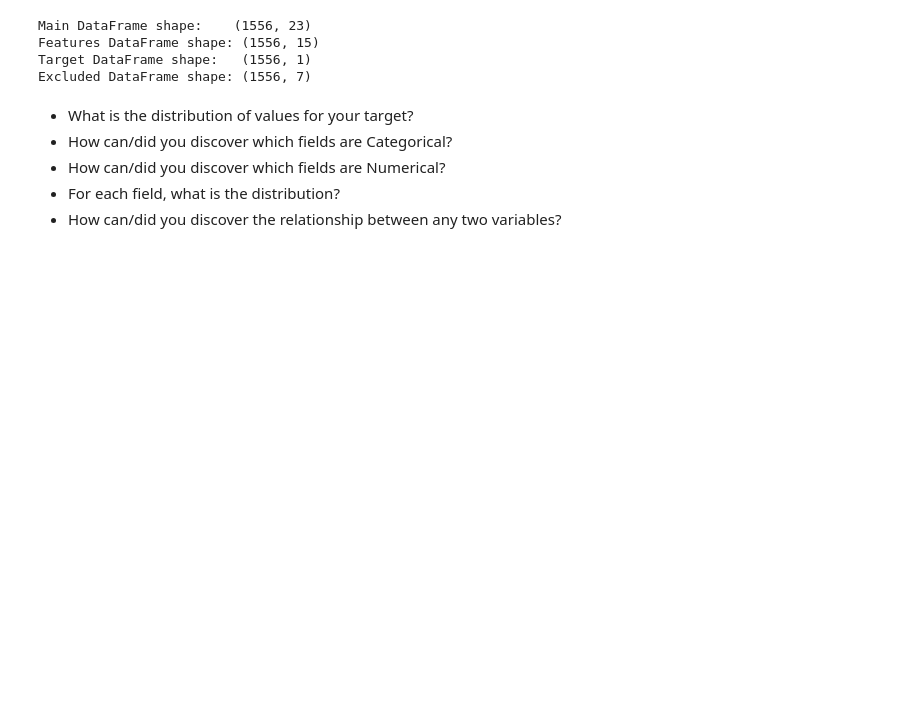
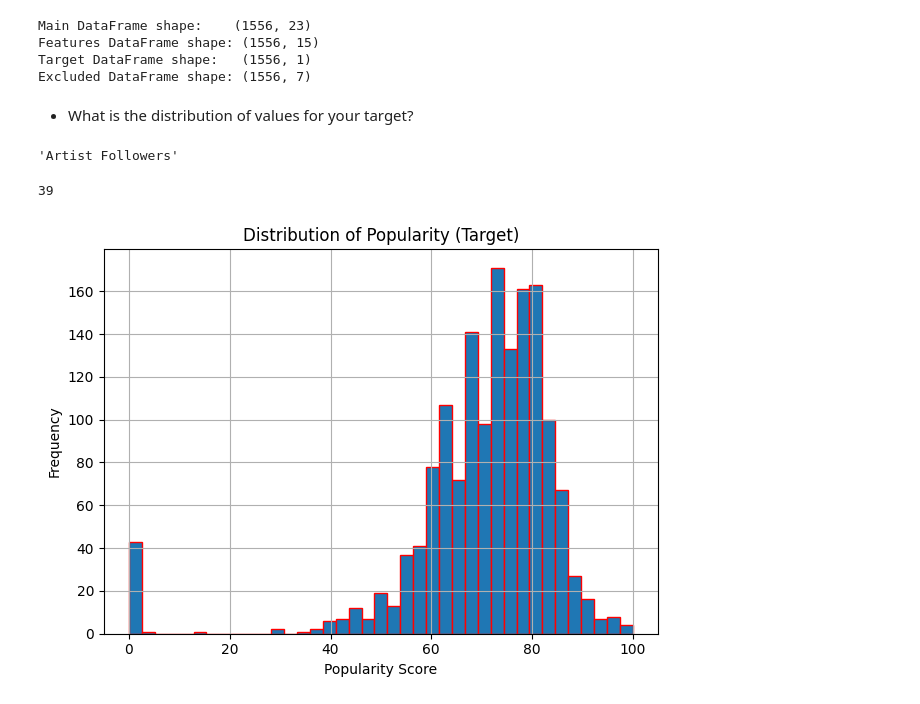
Before and after one commit to ikoghoddds-bit/Data-Science-Portfolio-C21, a Jupyter notebook: Projects/Project-4/Spotify_Pass_1.ipynb, the cells around one changed output. Cells and saved outputs as stored; diff of their text form; code cells hidden in the pictures; blank space fills up the shorter version.

```diff
--- a/Projects/Project-4/Spotify_Pass_1.ipynb
+++ b/Projects/Project-4/Spotify_Pass_1.ipynb
@@ -567,9 +567,5 @@ Main DataFrame shape:    (1556, 23)
 Features DataFrame shape: (1556, 15)
 Target DataFrame shape:   (1556, 1)
 Excluded DataFrame shape: (1556, 7)
-# %% [markdown]
-- What is the distribution of values for your target?
-- How can/did you discover which fields are Categorical?
-- How can/did you discover which fields are Numerical?
-- For each field, what is the distribution?
-- How can/did you discover the relationship between any two variables?
+# %% [markdown]
+- What is the distribution of values for your target?
@@ -575,0 +577,33 @@ Excluded DataFrame shape: (1556, 7)
+# %%
+feature = 'Artist Followers'
+feature
+# %% [output]
+'Artist Followers'
+# %%
+# SQRT of the number of rows to get bin size
+
+n = int(1556**(1/2))
+n
+# %% [output]
+39
+# %%
+# Set bin size
+n = 39
+
+# Force the actual data inside the column to be numeric
+# Making sure to pass df_target['Popularity'], NOT just the string 'Popularity')
+
+target_numeric = pd.to_numeric(df_target['Popularity'], errors='coerce')
+
+# Drop any resulting NaN values so matplotlib can plot cleanly
+target_numeric = target_numeric.dropna()
+
+# Plot your target distribution histogram
+target_numeric.hist(bins=n, edgecolor='red')
+plt.title('Distribution of Popularity (Target)')
+plt.xlabel('Popularity Score')
+plt.ylabel('Frequency')
+plt.tight_layout()
+plt.show()
+# %% [output]
+[figure, added]
```
Also changed, not shown: parts of 18 cells of this notebook.
